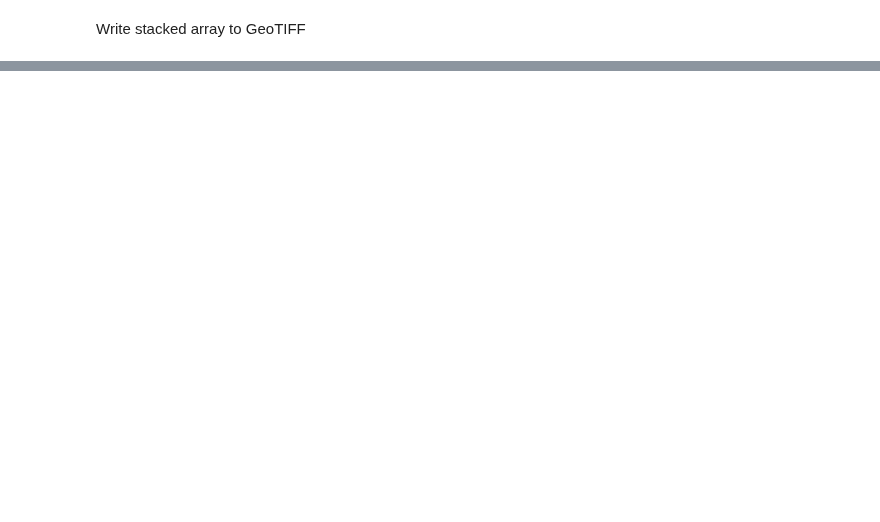
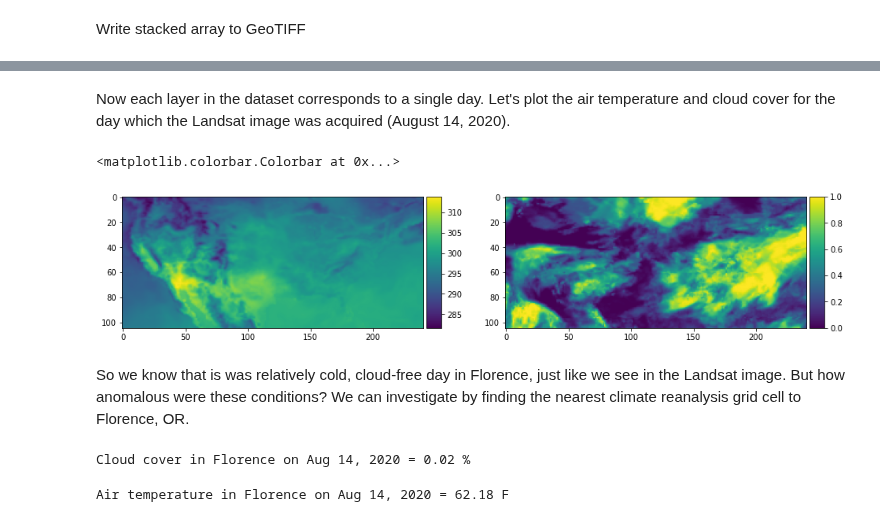
Before and after one commit to JohnnyRyan1/geospatial-data-science, a Jupyter notebook: labs/lab4/04_read_write_gridded_data.ipynb, the cells around one changed output, grey strips where cells are left out. Saved outputs shown, nothing was run; the diff lists cells and outputs as text; code cells hidden in the pictures; blank space fills up the shorter version.

```diff
--- a/labs/lab4/04_read_write_gridded_data.ipynb
+++ b/labs/lab4/04_read_write_gridded_data.ipynb
@@ -94,0 +130,3 @@ with rasterio.open(filepath + 'stacked.tif', 'w', **profile) as dst:
+# %%
+# Read data
+xds = xarray.open_dataset(filepath + 'era/usa_t2m_cloud_2020.nc', decode_coords='all')
@@ -94,0 +161,3 @@ with rasterio.open(filepath + 'stacked.tif', 'w', **profile) as dst:
+# %%
+xds_daily = xds.resample(time='1D').mean()
+xds_daily
@@ -94,0 +174,19 @@ with rasterio.open(filepath + 'stacked.tif', 'w', **profile) as dst:
+# %% [markdown]
+Now each layer in the dataset corresponds to a single day. Let's plot the air temperature and cloud cover for the day which the Landsat image was acquired (August 14, 2020).
+# %%
+# Plot data
+fig, (ax1, ax2) = plt.subplots(nrows=1, ncols=2, figsize=(16,6))
+im1 = ax1.imshow(xds_daily['t2m'][226,:,:])
+divider = make_axes_locatable(ax1)
+cax = divider.append_axes('right', size='5%', pad=0.05)
+fig.colorbar(im1, cax=cax, orientation='vertical')
+
+im2 = ax2.imshow(xds_daily['tcc'][226,:,:])
+divider = make_axes_locatable(ax2)
+cax = divider.append_axes('right', size='5%', pad=0.05)
+fig.colorbar(im2, cax=cax, orientation='vertical')
+# %% [output]
+<matplotlib.colorbar.Colorbar at 0x...>
+[figure, added]
+# %% [markdown]
+So we know that is was relatively cold, cloud-free day in Florence, just like we see in the Landsat image. But how anomalous were these conditions? We can investigate by finding the nearest climate reanalysis grid cell to Florence, OR.
@@ -94,0 +202,9 @@ with rasterio.open(filepath + 'stacked.tif', 'w', **profile) as dst:
+# %%
+print('Cloud cover in Florence on Aug 14, 2020 = %.2f %%' % (xds_daily['tcc'][226, yloc, xloc].values * 100))
+# %% [output]
+Cloud cover in Florence on Aug 14, 2020 = 0.02 %
+# %%
+fahrenheit = (xds_daily['t2m'][226, yloc, xloc].values - 273.15) * 9/5 + 32
+print('Air temperature in Florence on Aug 14, 2020 = %.2f F' % (fahrenheit))
+# %% [output]
+Air temperature in Florence on Aug 14, 2020 = 62.18 F
```
Also changed, not shown: parts of 27 cells of this notebook, 4 other files.
